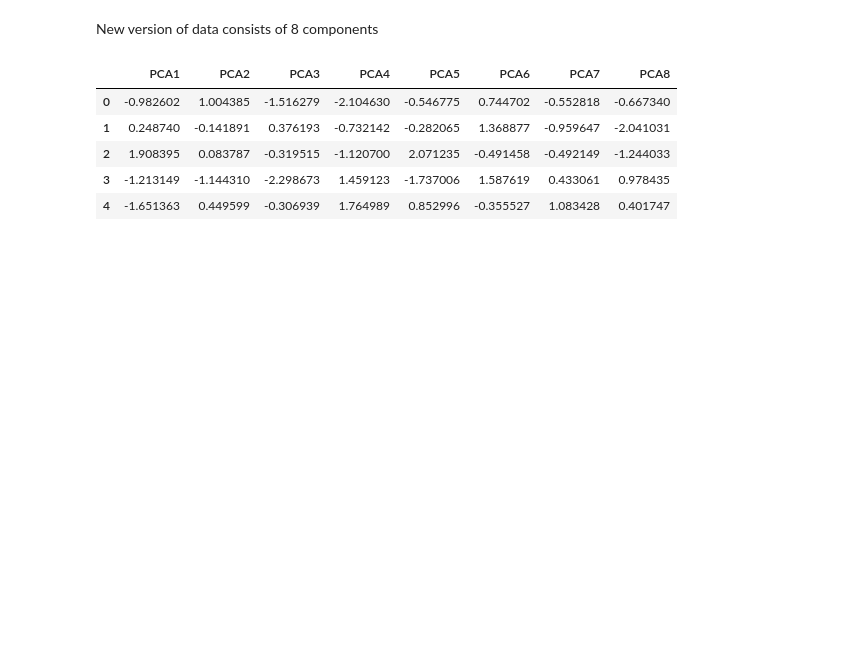
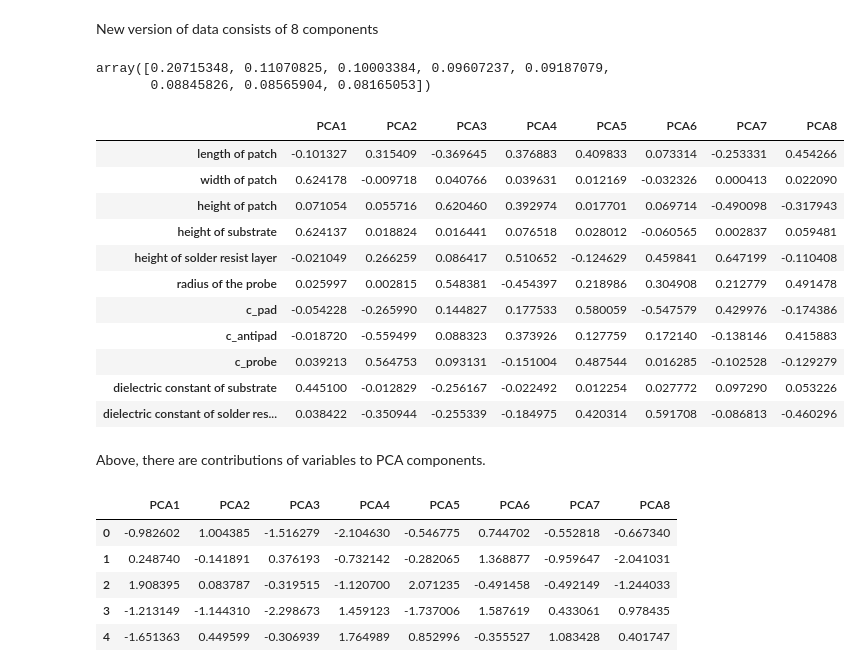
Before and after one commit to BU-IE-582/fall-24-YusufKAvcakar, a Jupyter notebook: HW1.ipynb, the cells around one changed output. Cells and saved outputs as stored; diff of their text form; code cells hidden in the pictures; blank space fills up the shorter version.

```diff
--- a/HW1.ipynb
+++ b/HW1.ipynb
@@ -73,4 +73,29 @@ New version of data consists of 8 components
 pca_3 = PCA(n_components=8)
 principalComponents_3 = pca_3.fit_transform(x_normalized)
 explained_variance_3 = pca_3.explained_variance_ratio_
+explained_variance_3
+# %% [output]
+array([0.20715348, 0.11070825, 0.10003384, 0.09607237, 0.09187079,
+       0.08845826, 0.08565904, 0.08165053])
+# %%
+data=pca_3.components_
+feature_PCA=pd.DataFrame(data=data.T)
+feature_PCA.columns = ['PCA' + str(i+1) for i in range(len(explained_variance_3))]
+feature_PCA.set_index(input_df.columns, inplace=True)
+feature_PCA
+# %% [output]
+|  | PCA1 | PCA2 | PCA3 | PCA4 | PCA5 | PCA6 | PCA7 | PCA8 |
+| length of patch | -0.101327 | 0.315409 | -0.369645 | 0.376883 | 0.409833 | 0.073314 | -0.253331 | 0.454266 |
+| width of patch | 0.624178 | -0.009718 | 0.040766 | 0.039631 | 0.012169 | -0.032326 | 0.000413 | 0.022090 |
+| height of patch | 0.071054 | 0.055716 | 0.620460 | 0.392974 | 0.017701 | 0.069714 | -0.490098 | -0.317943 |
+| height of substrate | 0.624137 | 0.018824 | 0.016441 | 0.076518 | 0.028012 | -0.060565 | 0.002837 | 0.059481 |
+| height of solder resist layer | -0.021049 | 0.266259 | 0.086417 | 0.510652 | -0.124629 | 0.459841 | 0.647199 | -0.110408 |
+| radius of the probe | 0.025997 | 0.002815 | 0.548381 | -0.454397 | 0.218986 | 0.304908 | 0.212779 | 0.491478 |
+| c_pad | -0.054228 | -0.265990 | 0.144827 | 0.177533 | 0.580059 | -0.547579 | 0.429976 | -0.174386 |
+| c_antipad | -0.018720 | -0.559499 | 0.088323 | 0.373926 | 0.127759 | 0.172140 | -0.138146 | 0.415883 |
+| c_probe | 0.039213 | 0.564753 | 0.093131 | -0.151004 | 0.487544 | 0.016285 | -0.102528 | -0.129279 |
+| dielectric constant of substrate | 0.445100 | -0.012829 | -0.256167 | -0.022492 | 0.012254 | 0.027772 | 0.097290 | 0.053226 |
+| dielectric constant of solder res... | 0.038422 | -0.350944 | -0.255339 | -0.184975 | 0.420314 | 0.591708 | -0.086813 | -0.460296 |
+# %% [markdown]
+Above, there are contributions of variables to PCA components.
 # %%
```
Also changed, not shown: parts of 11 cells of this notebook, 1 other file.
